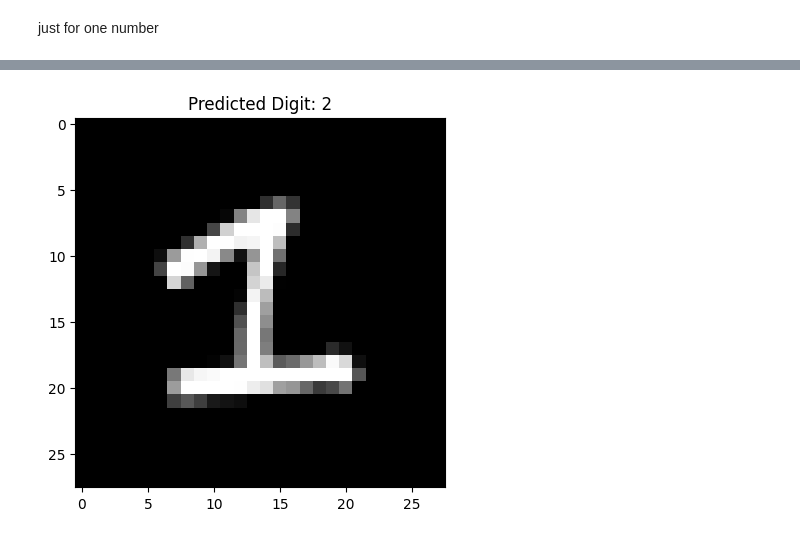
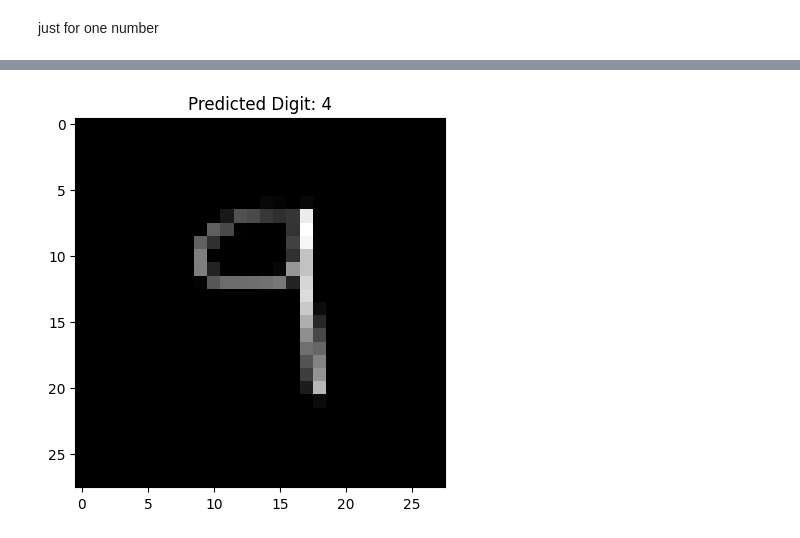
Before and after one commit to dipherent1/Handwriting-Calculator, a Jupyter notebook: Handwriting_cal.ipynb, the cells around one changed output, grey strips where cells are left out. Saved outputs shown, nothing was run; the diff lists cells and outputs as text; code cells hidden in the pictures.

```diff
--- a/Handwriting_cal.ipynb
+++ b/Handwriting_cal.ipynb
@@ -86,7 +86,7 @@ import matplotlib.pyplot as plt
 model = load_model('handwriting_model.keras')
 
 # Load and preprocess the image
-img = cv2.imread("number1-bw-bold.jpg", cv2.IMREAD_GRAYSCALE)
+img = cv2.imread("4x5.jpg", cv2.IMREAD_GRAYSCALE)
 
 # Apply Gaussian blur to reduce noise
 blurred = cv2.GaussianBlur(img, (5, 5), 0)
@@ -140,2 +140,2 @@ Recognized Digit: 2
-[figure, old version]
+[figure, new version]
 # %%
```
Also changed, not shown: parts of 5 cells of this notebook.
